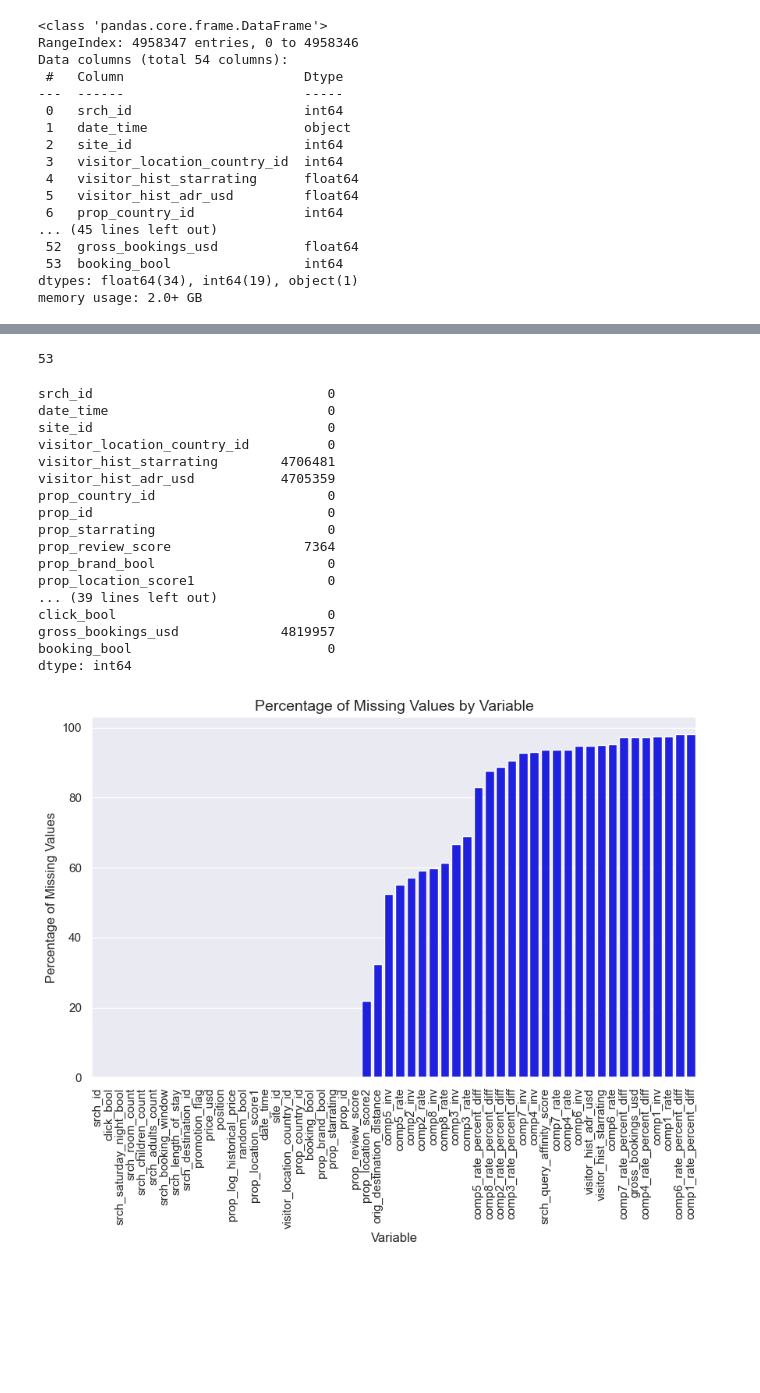
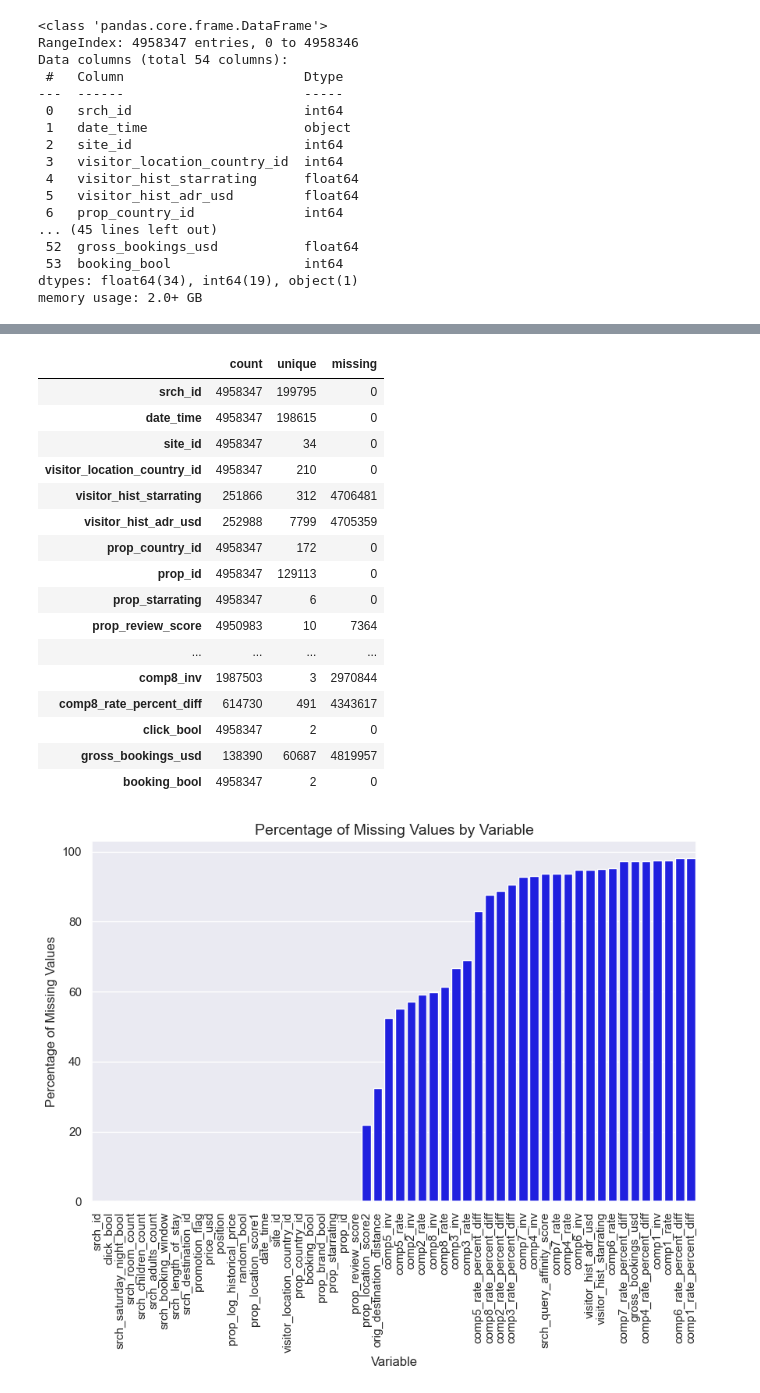
Before and after one commit to Frederikevanesch/Data-mining-assignment-2, a Jupyter notebook: DMT_assignment2_DataPrep_JP.ipynb, the cells around one changed output, grey strips where cells are left out. Cells and saved outputs as stored; diff of their text form; code cells hidden in the pictures; blank space fills up the shorter version.

```diff
--- a/DMT_assignment2_DataPrep_JP.ipynb
+++ b/DMT_assignment2_DataPrep_JP.ipynb
@@ -51,28 +39,27 @@ df.describe()
-# %%
-columns = df.select_dtypes(include="number").columns
-columns.value_counts().sum()
-# %% [output]
-53
-# %%
-df.isna().sum()
-# %% [output]
-srch_id                              0
-date_time                            0
-site_id                              0
-visitor_location_country_id          0
-visitor_hist_starrating        4706481
-visitor_hist_adr_usd           4705359
-prop_country_id                      0
-prop_id                              0
-prop_starrating                      0
-prop_review_score                 7364
-prop_brand_bool                      0
-prop_location_score1                 0
-... (39 lines left out)
-click_bool                           0
-gross_bookings_usd             4819957
-booking_bool                         0
-dtype: int64
+# %%
+# Get the count, number of unique values, and value counts (including missing values) for each column
+counts = pd.DataFrame({'count': df.count(), 'unique': df.nunique(), 'missing': df.isnull().sum()})
+
+# Print the result
+counts
+# %% [output]
+|  | count | unique | missing |
+| srch_id | 4958347 | 199795 | 0 |
+| date_time | 4958347 | 198615 | 0 |
+| site_id | 4958347 | 34 | 0 |
+| visitor_location_country_id | 4958347 | 210 | 0 |
+| visitor_hist_starrating | 251866 | 312 | 4706481 |
+| visitor_hist_adr_usd | 252988 | 7799 | 4705359 |
+| prop_country_id | 4958347 | 172 | 0 |
+| prop_id | 4958347 | 129113 | 0 |
+| prop_starrating | 4958347 | 6 | 0 |
+| prop_review_score | 4950983 | 10 | 7364 |
+| ... | ... | ... | ... |
+| comp8_inv | 1987503 | 3 | 2970844 |
+| comp8_rate_percent_diff | 614730 | 491 | 4343617 |
+| click_bool | 4958347 | 2 | 0 |
+| gross_bookings_usd | 138390 | 60687 | 4819957 |
+| booking_bool | 4958347 | 2 | 0 |
 # %%
 # Calculate the percentage of missing values for each variable
 missing_percentage = df.isna().mean() * 100
```
Also changed, not shown: parts of 5 cells of this notebook.
